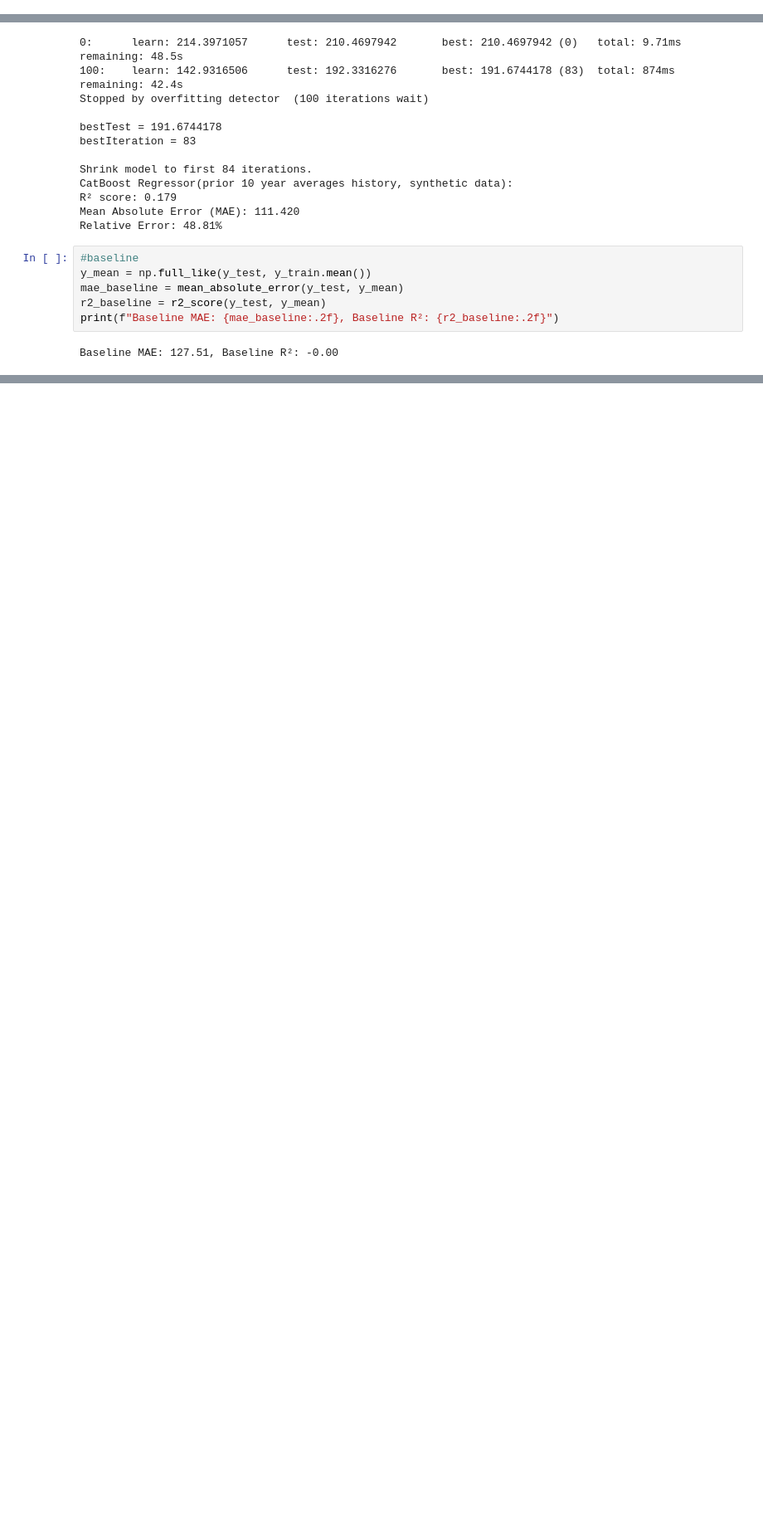
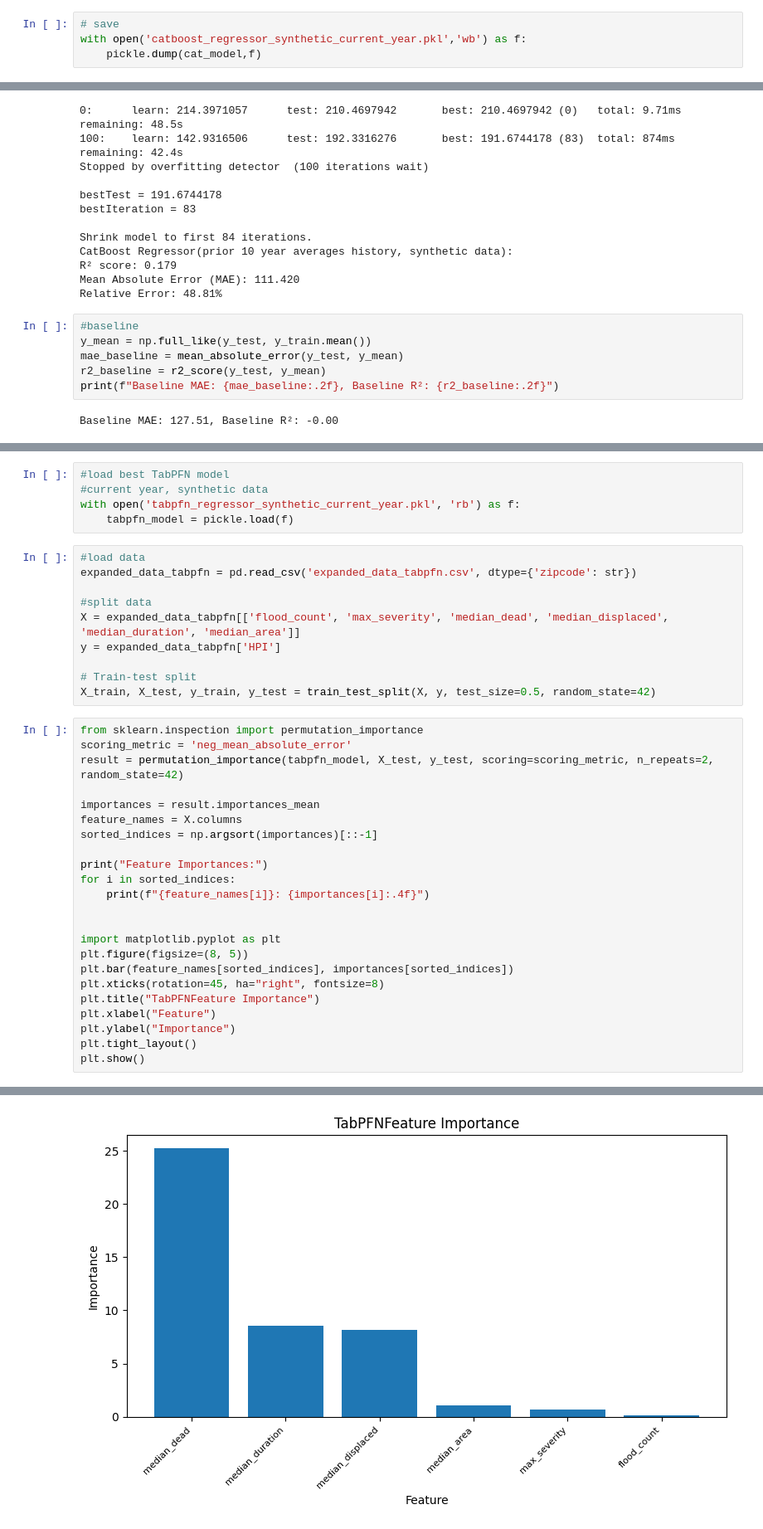
Before and after one commit to melina-thegarza/ml-climate, a Jupyter notebook: src/natural_disaster_housing_prediction.ipynb, the cells around one changed output, grey strips where cells are left out. Shown at 83% size. Saved outputs shown, nothing was run; the diff lists cells and outputs as text; blank space fills up the shorter version.

Commit message:
understanding the results of our best models so far

```diff
--- a/src/natural_disaster_housing_prediction.ipynb
+++ b/src/natural_disaster_housing_prediction.ipynb
@@ -1211,3 +1221,7 @@ Relative Error: 37.17%
+# %%
+# save
+with open('catboost_regressor_synthetic_current_year.pkl','wb') as f:
+    pickle.dump(cat_model,f)
 # %%
 #baseline
 y_mean = np.full_like(y_test, y_train.mean())
@@ -1320,0 +1363,39 @@ Baseline MAE: 127.51, Baseline R²: -0.00
+# %%
+#load best TabPFN model
+#current year, synthetic data
+with open('tabpfn_regressor_synthetic_current_year.pkl', 'rb') as f:
+    tabpfn_model = pickle.load(f)
+# %%
+#load data
+expanded_data_tabpfn = pd.read_csv('expanded_data_tabpfn.csv', dtype={'zipcode': str})
+
+#split data
+X = expanded_data_tabpfn[['flood_count', 'max_severity', 'median_dead', 'median_displaced', 'median_duration', 'median_area']]
+y = expanded_data_tabpfn['HPI']
+
+# Train-test split
+X_train, X_test, y_train, y_test = train_test_split(X, y, test_size=0.5, random_state=42)
+# %%
+from sklearn.inspection import permutation_importance
+scoring_metric = 'neg_mean_absolute_error'
+result = permutation_importance(tabpfn_model, X_test, y_test, scoring=scoring_metric, n_repeats=2, random_state=42)
+
+importances = result.importances_mean
+feature_names = X.columns
+sorted_indices = np.argsort(importances)[::-1]
+
+print("Feature Importances:")
+for i in sorted_indices:
+    print(f"{feature_names[i]}: {importances[i]:.4f}")
+
+
+import matplotlib.pyplot as plt
+plt.figure(figsize=(8, 5))
+plt.bar(feature_names[sorted_indices], importances[sorted_indices])
+plt.xticks(rotation=45, ha="right", fontsize=8)
+plt.title("TabPFNFeature Importance")
+plt.xlabel("Feature")
+plt.ylabel("Importance")
+plt.tight_layout()
+plt.show()
+# %% [output]
@@ -1320,0 +1409 @@ Baseline MAE: 127.51, Baseline R²: -0.00
+[figure, added]
```
Also changed, not shown: parts of 25 cells of this notebook, 8 other files.
